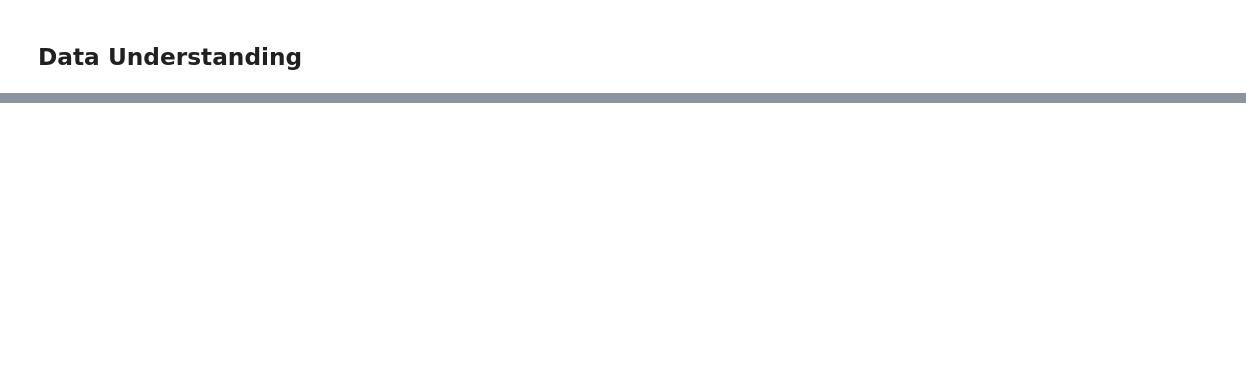
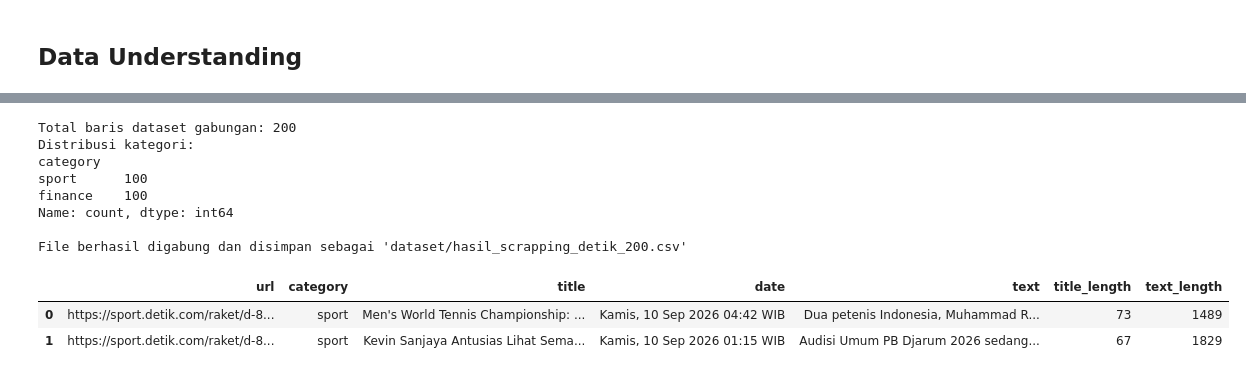
Before and after one commit to wildan2312/PPW, a Jupyter notebook: ppw-task/_build/jupyter_execute/scrapping.ipynb, the cells around one changed output, grey strips where cells are left out. Saved outputs shown, nothing was run; the diff lists cells and outputs as text; code cells hidden in the pictures; blank space fills up the shorter version.

```diff
--- a/ppw-task/_build/jupyter_execute/scrapping.ipynb
+++ b/ppw-task/_build/jupyter_execute/scrapping.ipynb
@@ -290,3 +299,27 @@ Name: count, dtype: int64
 --- JUMLAH DATA DUPLIKAT ---
 Duplikat berdasarkan URL: 0
 Duplikat berdasarkan Judul: 0
+# %%
+# convert csv
+# Menampilkan informasi ringkas setelah digabung
+print(f"Total baris dataset gabungan: {len(df)}")
+print(f"Distribusi kategori:\n{df['category'].value_counts()}")
+
+# Menyimpan dataset gabungan ke file CSV
+df.to_csv('dataset/hasil_scrapping_detik_200.csv', index=False, encoding='utf-8')
+print("\nFile berhasil digabung dan disimpan sebagai 'dataset/hasil_scrapping_detik_200.csv'")
+
+# Menampilkan 2 sampel teratas dari dataframe gabungan
+display(df.head(2))
+# %% [output]
+Total baris dataset gabungan: 200
+Distribusi kategori:
+category
+sport      100
+finance    100
+Name: count, dtype: int64
+
+File berhasil digabung dan disimpan sebagai 'dataset/hasil_scrapping_detik_200.csv'
+|  | url | category | title | date | text | title_length | text_length |
+| 0 | https://sport.detik.com/raket/d-8... | sport | Men's World Tennis Championship: ... | Kamis, 10 Sep 2026 04:42 WIB | Dua petenis Indonesia, Muhammad R... | 73 | 1489 |
+| 1 | https://sport.detik.com/raket/d-8... | sport | Kevin Sanjaya Antusias Lihat Sema... | Kamis, 10 Sep 2026 01:15 WIB | Audisi Umum PB Djarum 2026 sedang... | 67 | 1829 |
```
Also changed, not shown: parts of 12 cells of this notebook, 7 other files.
